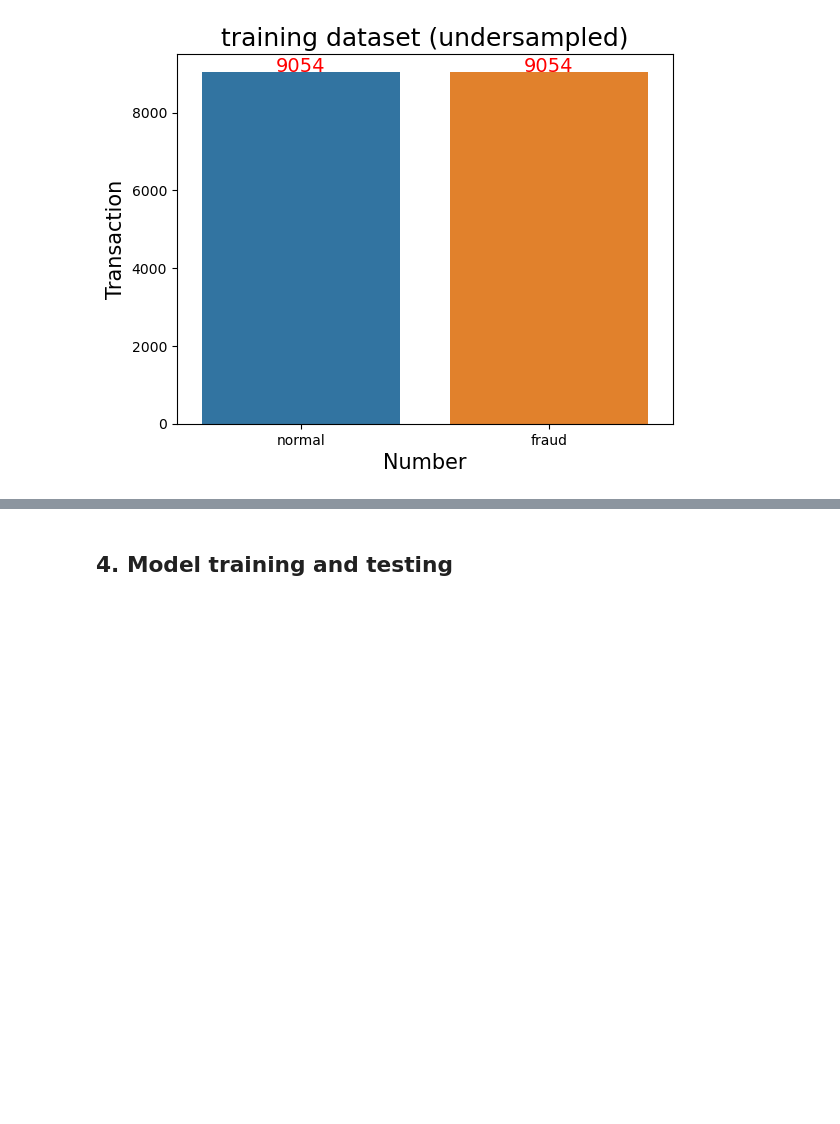
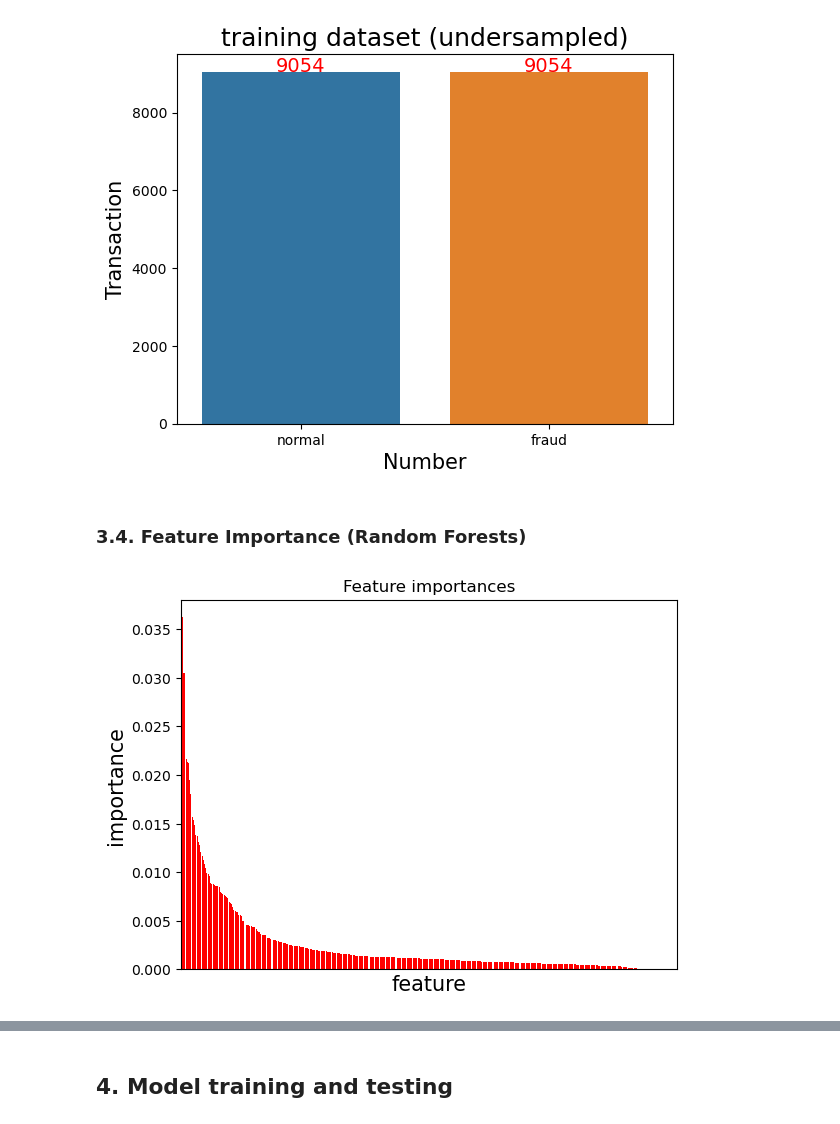
Before and after one commit to er1czz/HPC, a Jupyter notebook: Fraud_Detection_fullset_3.ipynb, the cells around one changed output, grey strips where cells are left out. Saved outputs shown, nothing was run; the diff lists cells and outputs as text; code cells hidden in the pictures; blank space fills up the shorter version.

```diff
--- a/Fraud_Detection_fullset_3.ipynb
+++ b/Fraud_Detection_fullset_3.ipynb
@@ -484,3 +413,5 @@ for i, v in enumerate(labels):
 plt.show()
 # %% [output]
 [figure]
+# %% [markdown]
+### 3.4. Feature Importance (Random Forests)
@@ -486,0 +420,32 @@ plt.show()
+# %%
+X = train_u.drop('isFraud', axis=1)
+y = train_u['isFraud'].values
+# %%
+%%time
+# define the model
+forest = RandomForestClassifier(n_estimators=500, random_state=13)
+# fit the model
+forest.fit(X, y)
+# get importance
+importances = forest.feature_importances_
+std = np.std([tree.feature_importances_ for tree in forest.estimators_],
+             axis=0)
+indices = np.argsort(importances)[::-1]
+# Print the feature ranking
+#print("Feature ranking:")
+
+#for f in range(X.shape[1]):
+#    print("%d. feature %d (%f)" % (f + 1, indices[f], importances[indices[f]]))
+
+# Plot the impurity-based feature importances of the forest
+plt.figure()
+plt.title("Feature importances")
+plt.bar(range(X.shape[1]), importances[indices],
+        color="r", align="center")
+plt.xticks([])
+plt.xlabel('feature', fontsize=15)
+plt.ylabel('importance', fontsize=15)
+plt.xlim([-1, X.shape[1]])
+plt.show()
+# %% [output]
+[figure, added]
```
Also changed, not shown: parts of 28 cells of this notebook, 1 other file.
